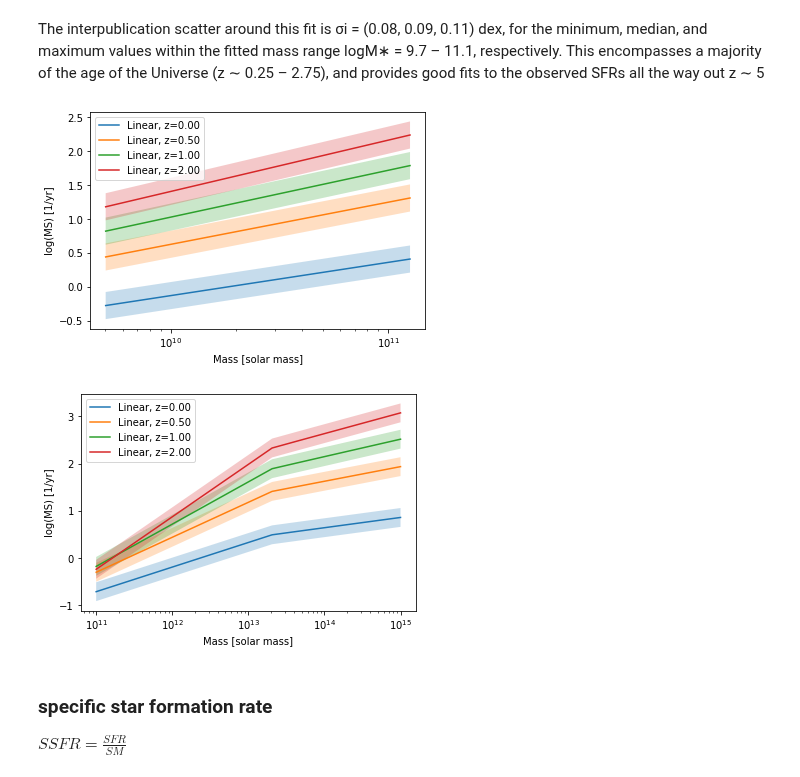
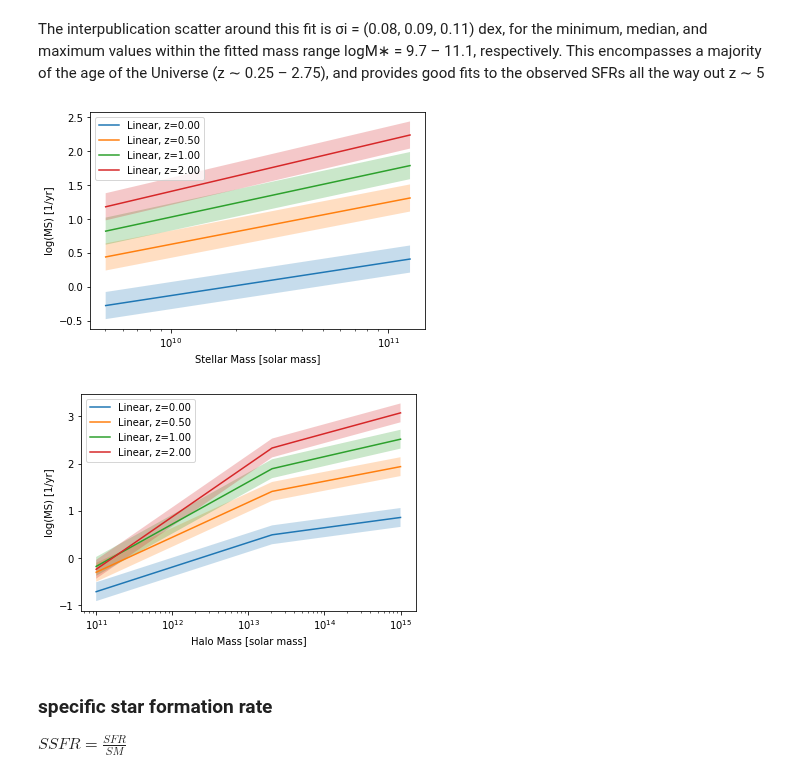
Before and after one commit to eklem1/GalaxySim, a Jupyter notebook: SFRs.ipynb, the cells around one changed output. Cells and saved outputs as stored; diff of their text form; code cells hidden in the pictures.

```diff
--- a/SFRs.ipynb
+++ b/SFRs.ipynb
@@ -64,18 +14,0 @@ def pl_HL(z, mass):
-# %%
-Sm = np.linspace(10**8.0, 10**11.5)
-
-for z in [0.5, 1, 2]:
-    SFR_P = polyFit(z, Sm)
-    # print(SFR)
-    SFR_pl = pl_HL(z, Sm)
-
-    pl.semilogx(Sm, SFR_P, label="PolyFit, z=%.2f" %z)
-    pl.semilogx(Sm, SFR_pl, label="Power Law, z=%.2f" %z, ls="--")
-
-pl.legend()
-pl.ylabel('log(SFR) [1/yr]')
-pl.xlabel('Mass [solar mass]')
-# pl.title('')
-
-# pl.ylim(1e-25, 10)
-pl.show()
@@ -98,44 +29,45 @@ The interpublication scatter around this fit is σi = (0.08, 0.09, 0.11) dex, fo
 values within the fitted mass range logM∗ = 9.7 – 11.1, respectively. This encompasses a majority of the age of
 the Universe (z ∼ 0.25 – 2.75), and provides good fits to the observed SFRs all the way out z ∼ 5
 # %%
-pop = ares.populations.GalaxyPopulation(pop_sfr_model='hod') #with my added GalaxyHOD class in ARES
+pars = ares.util.ParameterBundle("emma:model1")
+pop = ares.populations.GalaxyPopulation(**pars) #with my added GalaxyHOD class in ARES
 # pop = GalaxyHOD.GalaxyHOD() #if you are using the OG ARES and the standalone python file
 # %%
 Sm = np.linspace(10**9.7, 10**11.1)
 
 for z in [0, 0.5, 1, 2]:
     SFR = pop.SFR(z, Sm)
     error = np.ones(len(SFR)) * 0.2 #dex #the stated "true" scatter
 
     pl.semilogx(Sm, SFR, label="Linear, z=%.2f" %z)
     pl.fill_between(Sm, SFR-error, SFR+error, alpha=0.25)
 
 pl.legend()
 pl.ylabel('log(MS) [1/yr]')
-pl.xlabel('Mass [solar mass]')
+pl.xlabel('Stellar Mass [solar mass]')
 # pl.title('')
 
 pl.show()
 
 #check if giving it halo mass works
 Hm = np.linspace(10**11, 10**15)
 
 for z in [0, 0.5, 1, 2]:
     SFR = pop.SFR(z, Hm, True)
     error = np.ones(len(SFR)) * 0.2 #dex #the stated "true" scatter
 
     pl.semilogx(Hm, SFR, label="Linear, z=%.2f" %z)
     pl.fill_between(Hm, SFR-error, SFR+error, alpha=0.25)
 
 pl.legend()
 pl.ylabel('log(MS) [1/yr]')
-pl.xlabel('Mass [solar mass]')
+pl.xlabel('Halo Mass [solar mass]')
 # pl.title('')
 
 pl.show()
 # %% [output]
-[figure, old version]
+[figure, new version]
-[figure, old version]
+[figure, new version]
 # %% [markdown]
 ### specific star formation rate
 $SSFR = \frac{SFR}{SM}$
```
Also changed, not shown: parts of 3 cells of this notebook, 2 other files.
